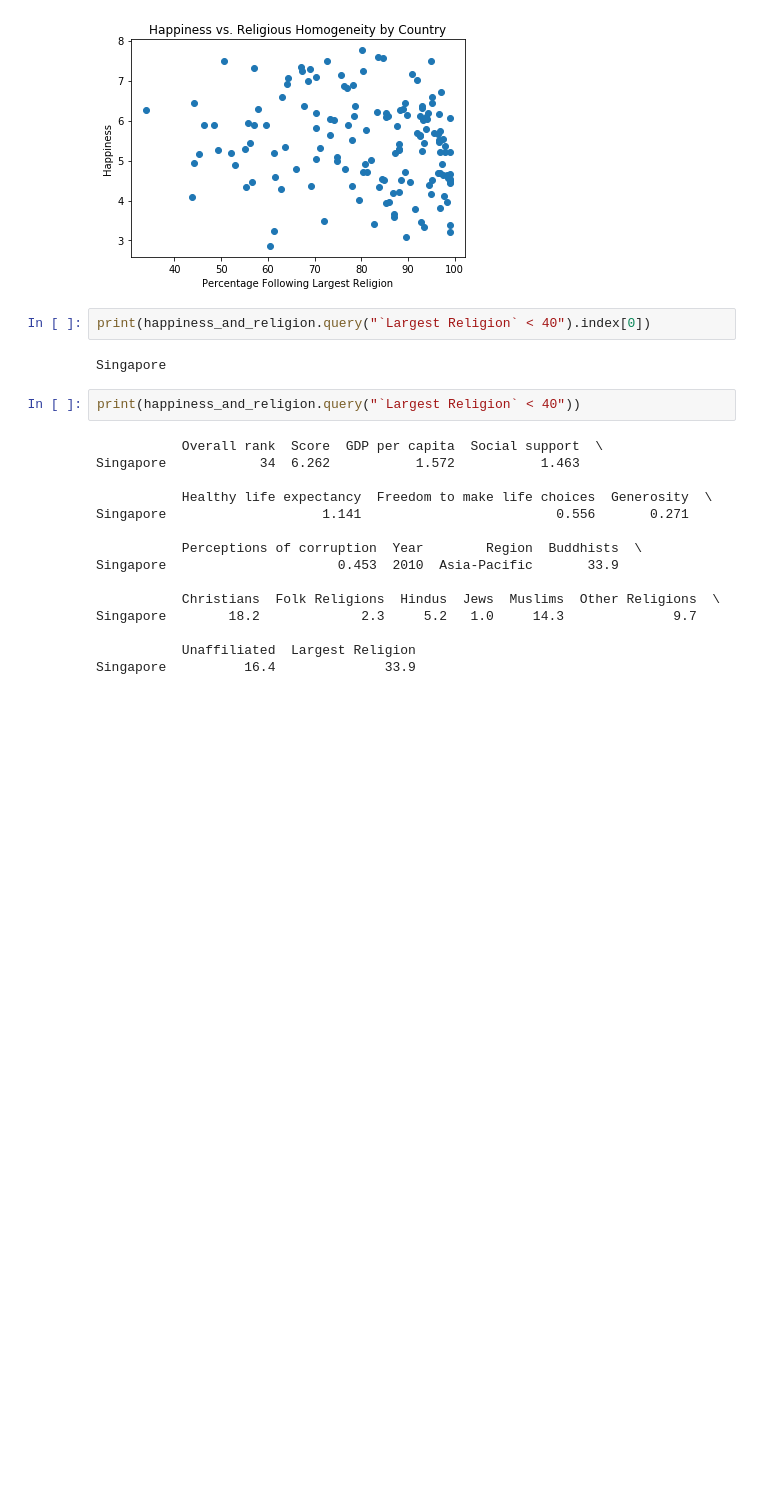
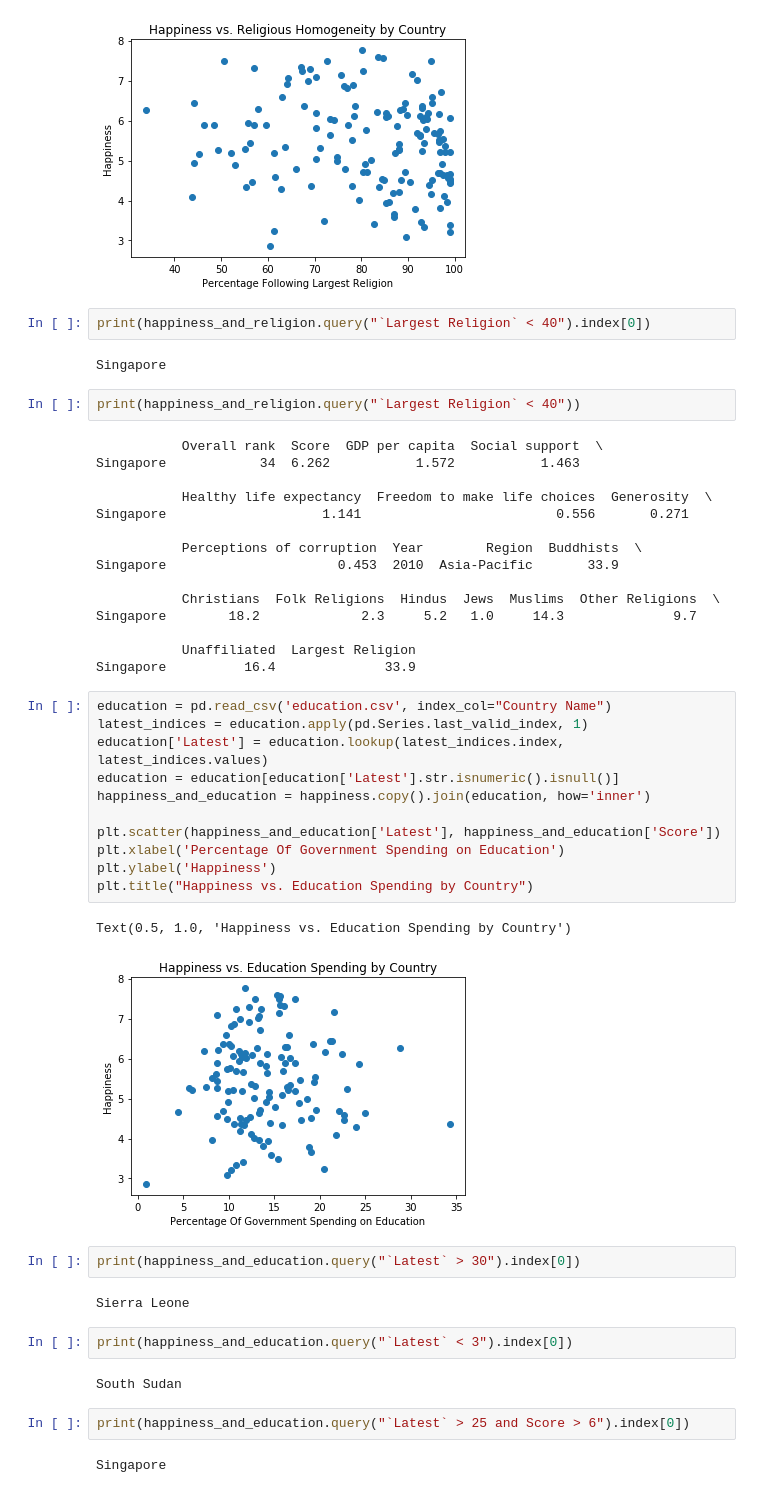
Before and after one commit to lschaberg/PolitiCS, a Jupyter notebook: politiCS.ipynb, the cells around one changed output. Saved outputs shown, nothing was run; the diff lists cells and outputs as text; blank space fills up the shorter version.

Commit message:
Add education data and regressions

```diff
--- a/politiCS.ipynb
+++ b/politiCS.ipynb
@@ -49,3 +49,29 @@ Singapore        18.2             2.3     5.2   1.0     14.3              9.7
 
            Unaffiliated  Largest Religion
 Singapore          16.4              33.9
+# %%
+education = pd.read_csv('education.csv', index_col="Country Name")
+latest_indices = education.apply(pd.Series.last_valid_index, 1)
+education['Latest'] = education.lookup(latest_indices.index, latest_indices.values)
+education = education[education['Latest'].str.isnumeric().isnull()]
+happiness_and_education = happiness.copy().join(education, how='inner')
+
+plt.scatter(happiness_and_education['Latest'], happiness_and_education['Score'])
+plt.xlabel('Percentage Of Government Spending on Education')
+plt.ylabel('Happiness')
+plt.title("Happiness vs. Education Spending by Country")
+# %% [output]
+Text(0.5, 1.0, 'Happiness vs. Education Spending by Country')
+[figure, added]
+# %%
+print(happiness_and_education.query("`Latest` > 30").index[0])
+# %% [output]
+Sierra Leone
+# %%
+print(happiness_and_education.query("`Latest` < 3").index[0])
+# %% [output]
+South Sudan
+# %%
+print(happiness_and_education.query("`Latest` > 25 and Score > 6").index[0])
+# %% [output]
+Singapore
```
Also changed, not shown: parts of 2 cells of this notebook, 1 other file.
